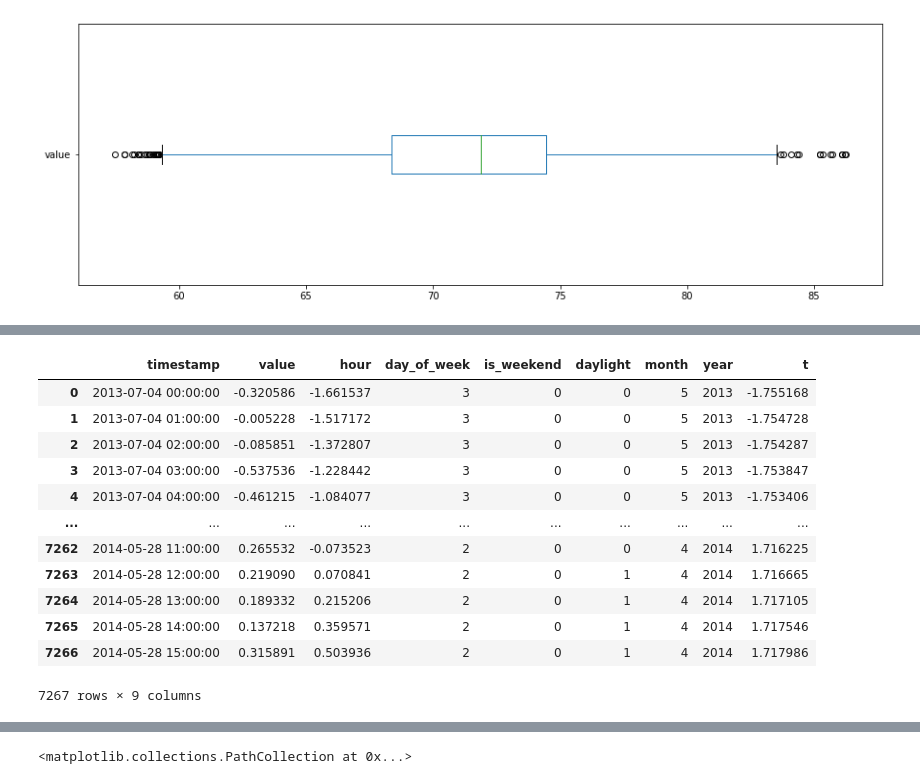
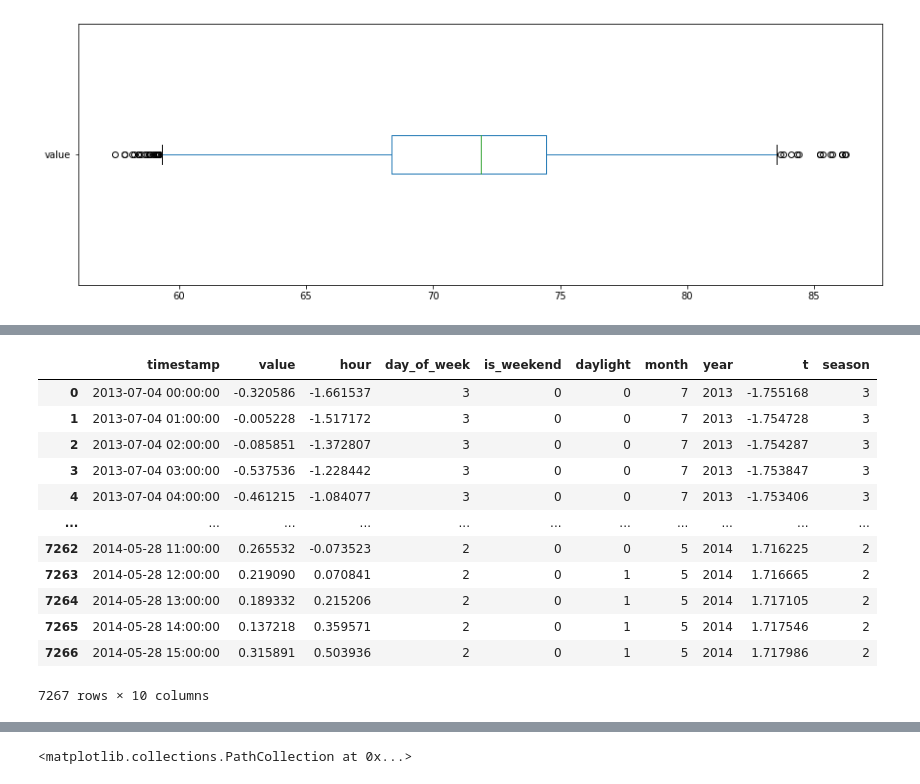
Before and after one commit to rnd4u-org/2021-knu-tsad, a Jupyter notebook: Sheyko.ipynb, the cells around one changed output, grey strips where cells are left out. Drawn from its saved outputs; the diff is of its cells as text; code cells hidden in the pictures.

```diff
--- a/Sheyko.ipynb
+++ b/Sheyko.ipynb
@@ -31,6 +31,20 @@ data.describe()
 | 75% | 74.430958 |
 | max | 86.223213 |
 # %%
+def season(month):
+    spring = (3, 4, 5)
+    summer = (6, 7, 8)
+    fall = (9, 10, 11)
+
+    if month in spring:
+        return 2
+    elif month in summer:
+        return 3
+    elif month in fall:
+        return 4
+    else:
+        return 1
+
 data['hour'] = data['timestamp'].dt.hour + data['timestamp'].dt.minute / 60
 data['day_of_week'] = data['timestamp'].dt.dayofweek
 data['is_weekend'] = 0
@@ -38,6 +52,7 @@ data.loc[data['day_of_week'] == 5, 'is_weekend'] = 1
 data.loc[data['day_of_week'] == 6, 'is_weekend'] = 1
 data['daylight'] = data['timestamp'].dt.strftime("%p")
 data['month'] = data['timestamp'].dt.month
+data['season'] = data['timestamp'].dt.month.map(season)
 data['year'] = data['timestamp'].dt.year
 data['t'] = (data['timestamp'].astype(np.int64)/1e11).astype(np.int64)
 # %%
@@ -162,7 +177,7 @@ IQR_result[IQR_result['outlier']==-1]
 # %%
 from sklearn.preprocessing import LabelEncoder
 cont_vars = ['value', 'hour', 't']
-cat_vars = [ 'month', 'day_of_week', 'is_weekend', 'daylight', 'year']
+cat_vars = [  'is_weekend', 'daylight']
 #encode the categorical data
 label_encoders = [LabelEncoder() for _ in cat_vars]
 for col, enc in zip(cat_vars, label_encoders):
@@ -185,22 +200,22 @@ data
 # %%
 #normalise the continuous variables
 from sklearn import preprocessing
 
-scaler = preprocessing.StandardScaler().fit(data[cont_vars])
+scaler = preprocessing.StandardScaler()
 data_scaled = data.copy()
-data_scaled[cont_vars] = scaler.transform(data[cont_vars])
+data_scaled[cont_vars] = scaler.fit_transform(data[cont_vars])
 data_scaled
 # %% [output]
-|  | timestamp | value | hour | day_of_week | is_weekend | daylight | month | year | t |
-| 0 | 2013-07-04 00:00:00 | -0.320586 | -1.661537 | 3 | 0 | 0 | 5 | 2013 | -1.755168 |
-| 1 | 2013-07-04 01:00:00 | -0.005228 | -1.517172 | 3 | 0 | 0 | 5 | 2013 | -1.754728 |
-| 2 | 2013-07-04 02:00:00 | -0.085851 | -1.372807 | 3 | 0 | 0 | 5 | 2013 | -1.754287 |
-| 3 | 2013-07-04 03:00:00 | -0.537536 | -1.228442 | 3 | 0 | 0 | 5 | 2013 | -1.753847 |
-| 4 | 2013-07-04 04:00:00 | -0.461215 | -1.084077 | 3 | 0 | 0 | 5 | 2013 | -1.753406 |
-| ... | ... | ... | ... | ... | ... | ... | ... | ... | ... |
-| 7262 | 2014-05-28 11:00:00 | 0.265532 | -0.073523 | 2 | 0 | 0 | 4 | 2014 | 1.716225 |
-| 7263 | 2014-05-28 12:00:00 | 0.219090 | 0.070841 | 2 | 0 | 1 | 4 | 2014 | 1.716665 |
-| 7264 | 2014-05-28 13:00:00 | 0.189332 | 0.215206 | 2 | 0 | 1 | 4 | 2014 | 1.717105 |
-| 7265 | 2014-05-28 14:00:00 | 0.137218 | 0.359571 | 2 | 0 | 1 | 4 | 2014 | 1.717546 |
-| 7266 | 2014-05-28 15:00:00 | 0.315891 | 0.503936 | 2 | 0 | 1 | 4 | 2014 | 1.717986 |
+|  | timestamp | value | hour | day_of_week | is_weekend | daylight | month | year | t | season |
+| 0 | 2013-07-04 00:00:00 | -0.320586 | -1.661537 | 3 | 0 | 0 | 7 | 2013 | -1.755168 | 3 |
+| 1 | 2013-07-04 01:00:00 | -0.005228 | -1.517172 | 3 | 0 | 0 | 7 | 2013 | -1.754728 | 3 |
+| 2 | 2013-07-04 02:00:00 | -0.085851 | -1.372807 | 3 | 0 | 0 | 7 | 2013 | -1.754287 | 3 |
+| 3 | 2013-07-04 03:00:00 | -0.537536 | -1.228442 | 3 | 0 | 0 | 7 | 2013 | -1.753847 | 3 |
+| 4 | 2013-07-04 04:00:00 | -0.461215 | -1.084077 | 3 | 0 | 0 | 7 | 2013 | -1.753406 | 3 |
+| ... | ... | ... | ... | ... | ... | ... | ... | ... | ... | ... |
+| 7262 | 2014-05-28 11:00:00 | 0.265532 | -0.073523 | 2 | 0 | 0 | 5 | 2014 | 1.716225 | 2 |
+| 7263 | 2014-05-28 12:00:00 | 0.219090 | 0.070841 | 2 | 0 | 1 | 5 | 2014 | 1.716665 | 2 |
+| 7264 | 2014-05-28 13:00:00 | 0.189332 | 0.215206 | 2 | 0 | 1 | 5 | 2014 | 1.717105 | 2 |
+| 7265 | 2014-05-28 14:00:00 | 0.137218 | 0.359571 | 2 | 0 | 1 | 5 | 2014 | 1.717546 | 2 |
+| 7266 | 2014-05-28 15:00:00 | 0.315891 | 0.503936 | 2 | 0 | 1 | 5 | 2014 | 1.717986 | 2 |
-7267 rows × 9 columns
+7267 rows × 10 columns
```
Also changed, not shown: parts of 9 cells of this notebook.
